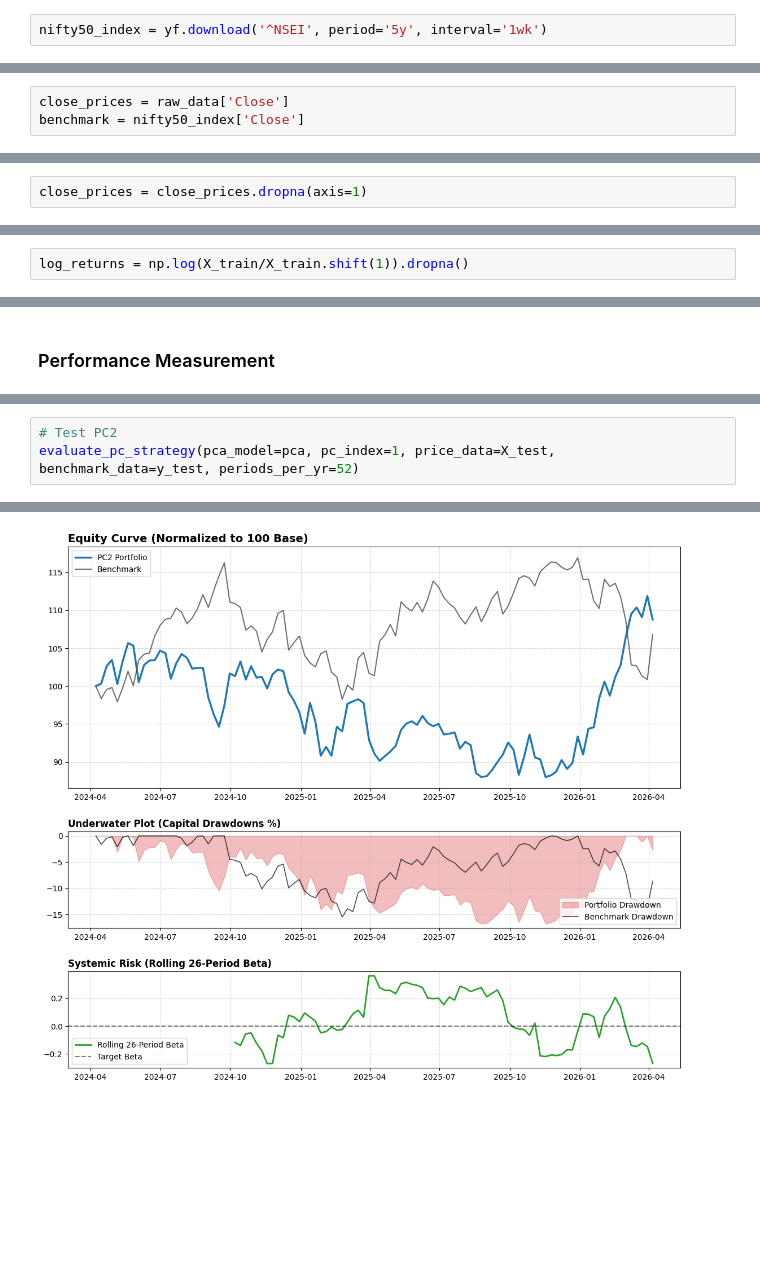
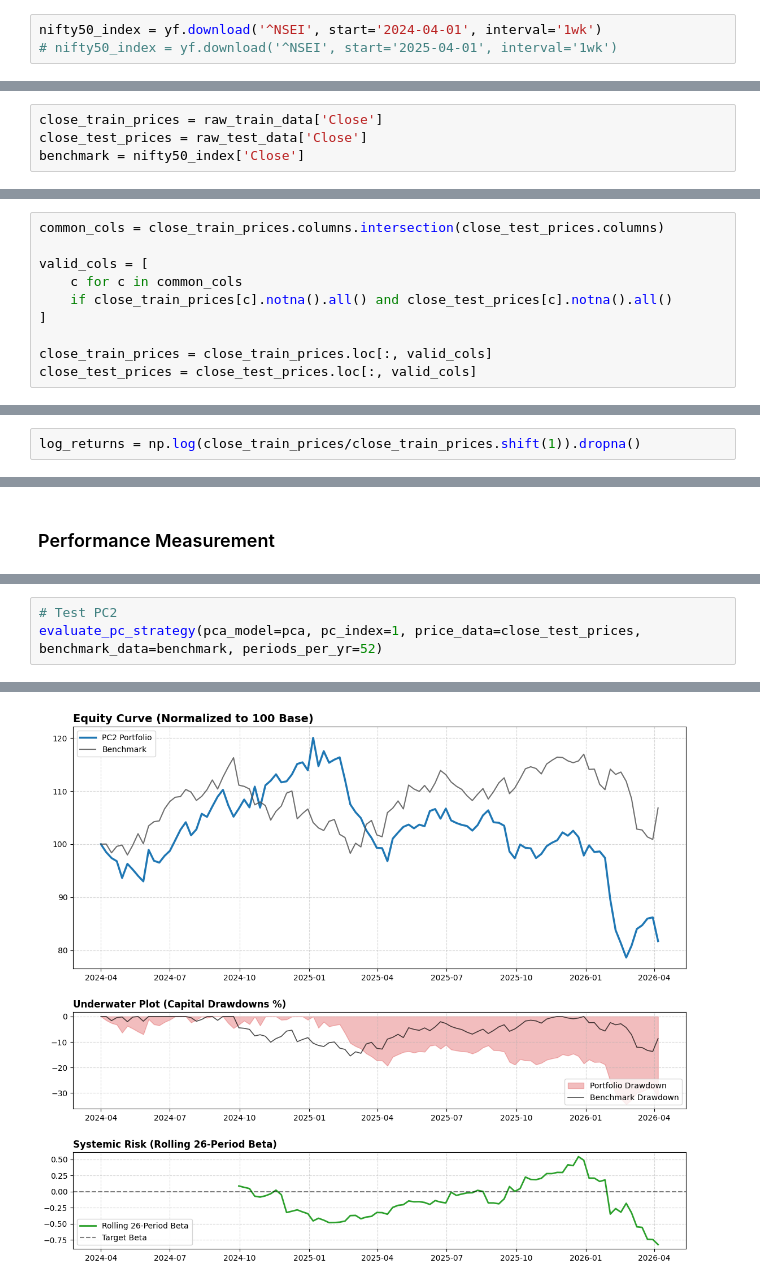
Before and after one commit to Abhisek-Gupta/eigenPortfolio, a Jupyter notebook: nifty50_5y_1w/nifty50_1w_simulation.ipynb, the cells around one changed output, grey strips where cells are left out. Saved outputs shown, nothing was run; the diff lists cells and outputs as text; blank space fills up the shorter version.

```diff
--- a/nifty50_5y_1w/nifty50_1w_simulation.ipynb
+++ b/nifty50_5y_1w/nifty50_1w_simulation.ipynb
@@ -31,8 +50,10 @@ raw_data = yf.download(tickers_list, period='5y', interval='1wk')
 # %%
-nifty50_index = yf.download('^NSEI', period='5y', interval='1wk')
+nifty50_index = yf.download('^NSEI', start='2024-04-01', interval='1wk')
+# nifty50_index = yf.download('^NSEI', start='2025-04-01', interval='1wk')
 # %% [output]
 [*********************100%***********************]  1 of 1 completed
 # %%
-close_prices = raw_data['Close']
+close_train_prices = raw_train_data['Close']
+close_test_prices = raw_test_data['Close']
 benchmark = nifty50_index['Close']
 # %%
@@ -65,2 +106,10 @@ dtype: int64
 # %%
-close_prices = close_prices.dropna(axis=1)
+common_cols = close_train_prices.columns.intersection(close_test_prices.columns)
+
+valid_cols = [
+    c for c in common_cols
+    if close_train_prices[c].notna().all() and close_test_prices[c].notna().all()
+]
+
+close_train_prices = close_train_prices.loc[:, valid_cols]
+close_test_prices = close_test_prices.loc[:, valid_cols]
@@ -69,5 +122,5 @@ X_train, X_test, y_train, y_test = train_test_split(close_prices, benchmark, tes
 # %%
-log_returns = np.log(X_train/X_train.shift(1)).dropna()
+log_returns = np.log(close_train_prices/close_train_prices.shift(1)).dropna()
 # %%
 corr_matrix = log_returns.corr()
 
@@ -418,5 +470,5 @@ evaluate_pc_strategy(pca_model=pca, pc_index=0, price_data=X_test, benchmark_dat
 # %%
 # Test PC2
-evaluate_pc_strategy(pca_model=pca, pc_index=1, price_data=X_test, benchmark_data=y_test, periods_per_yr=52)
+evaluate_pc_strategy(pca_model=pca, pc_index=1, price_data=close_test_prices, benchmark_data=benchmark, periods_per_yr=52)
 # %% [output]
 =================================================================
@@ -434,3 +486,3 @@ evaluate_pc_strategy(pca_model=pca, pc_index=1, price_data=X_test, benchmark_dat
-[figure, old version]
+[figure, new version]
 # %%
 # Test PC3
```
Also changed, not shown: parts of 21 cells of this notebook, 8 other files.
